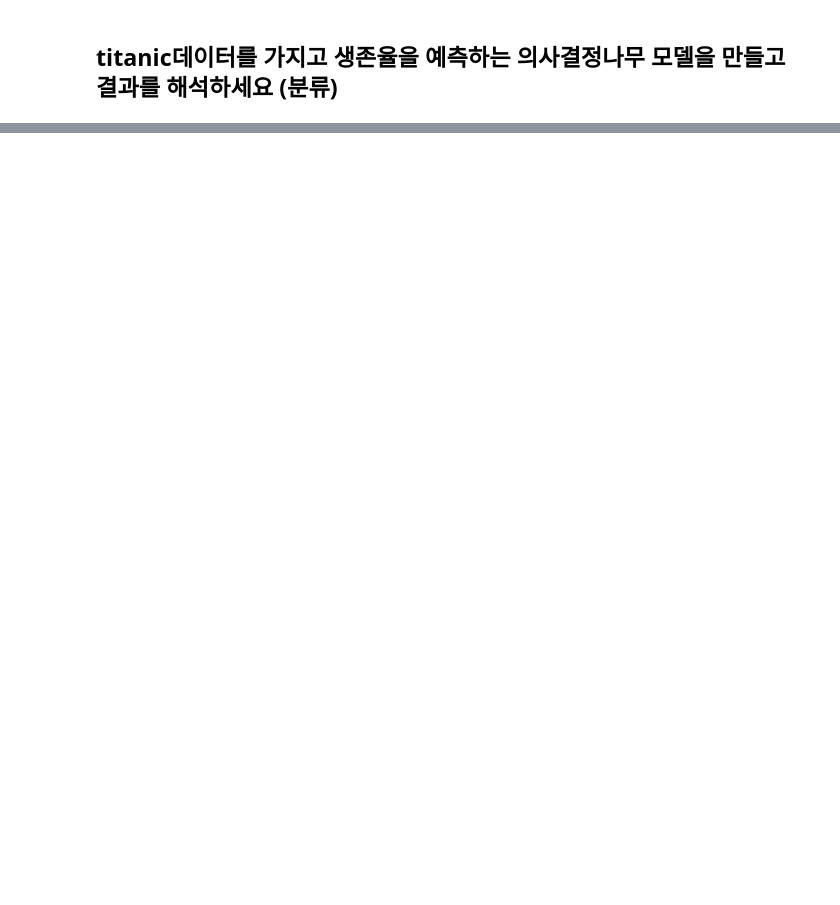
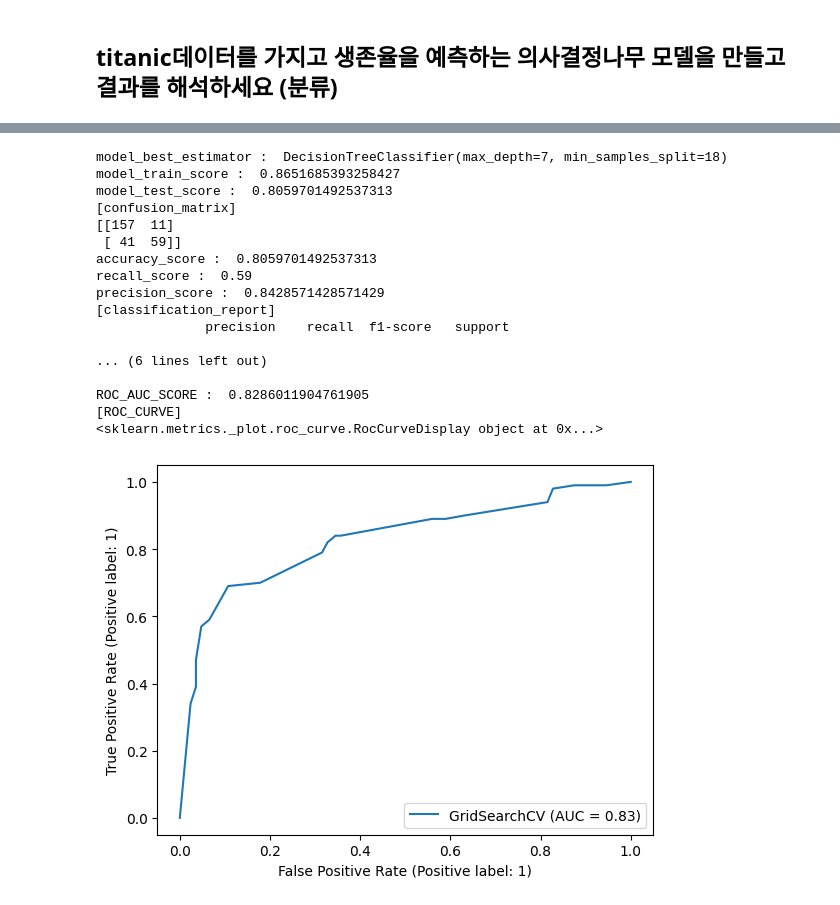
Before and after one commit to blackbutterfly0852/ADP_PRACTICE, a Jupyter notebook: 221109 의사결정나무.ipynb, the cells around one changed output, grey strips where cells are left out. Saved outputs shown, nothing was run; the diff lists cells and outputs as text; code cells hidden in the pictures; blank space fills up the shorter version.

```diff
--- a/221109 의사결정나무.ipynb
+++ b/221109 의사결정나무.ipynb
@@ -240,9 +250,48 @@ print(y_test.shape)
 # %%
 # 2. DecisionTree Classifier 적합
 from sklearn.tree import DecisionTreeClassifier
 from sklearn.model_selection import GridSearchCV
-from sklearn.metrics import mean_squared_error
-from numpy as np
+from sklearn.metrics import confusion_matrix, accuracy_score, recall_score, precision_score, f1_score, classification_report, plot_roc_curve, roc_auc_score
+import numpy as np
 
-decisionTreeRegressor = DecisionTreeClassifier()
-param_grid
+decisionTreeClassifier = DecisionTreeClassifier()
+param_grid = {'max_depth' : range(1,40,2), 'min_samples_split': range(2,40,2)}
+model = GridSearchCV(decisionTreeClassifier, param_grid)
+model.fit(X_train,y_train)
+y_pred = model.predict(X_test)
+
+print('model_best_estimator : ',model.best_estimator_) # model.fit() 이후에 사용가능
+print('model_train_score : ', model.score(X_train, y_train))
+print('model_test_score : ', model.score(X_test, y_test))
+
+print('[confusion_matrix]')
+print( confusion_matrix(y_test, y_pred))
+print('accuracy_score : ', accuracy_score(y_test, y_pred))
+print('recall_score : ', recall_score(y_test, y_pred))
+print('precision_score : ', precision_score(y_test,y_pred))
+print('[classification_report]')
+print(classification_report(y_test, y_pred))
+
+print('ROC_AUC_SCORE : ', roc_auc_score(y_test, model.predict_proba(X_test)[:,-1]))
+
+print('[ROC_CURVE]')
+print(plot_roc_curve(model, X_test, y_test))
+# %% [output]
+model_best_estimator :  DecisionTreeClassifier(max_depth=7, min_samples_split=18)
+model_train_score :  0.8651685393258427
+model_test_score :  0.8059701492537313
+[confusion_matrix]
+[[157  11]
+ [ 41  59]]
+accuracy_score :  0.8059701492537313
+recall_score :  0.59
+precision_score :  0.8428571428571429
+[classification_report]
+              precision    recall  f1-score   support
+
+... (6 lines left out)
+
+ROC_AUC_SCORE :  0.8286011904761905
+[ROC_CURVE]
+<sklearn.metrics._plot.roc_curve.RocCurveDisplay object at 0x...>
+[figure, added]
```
Also changed, not shown: parts of 10 cells of this notebook.
